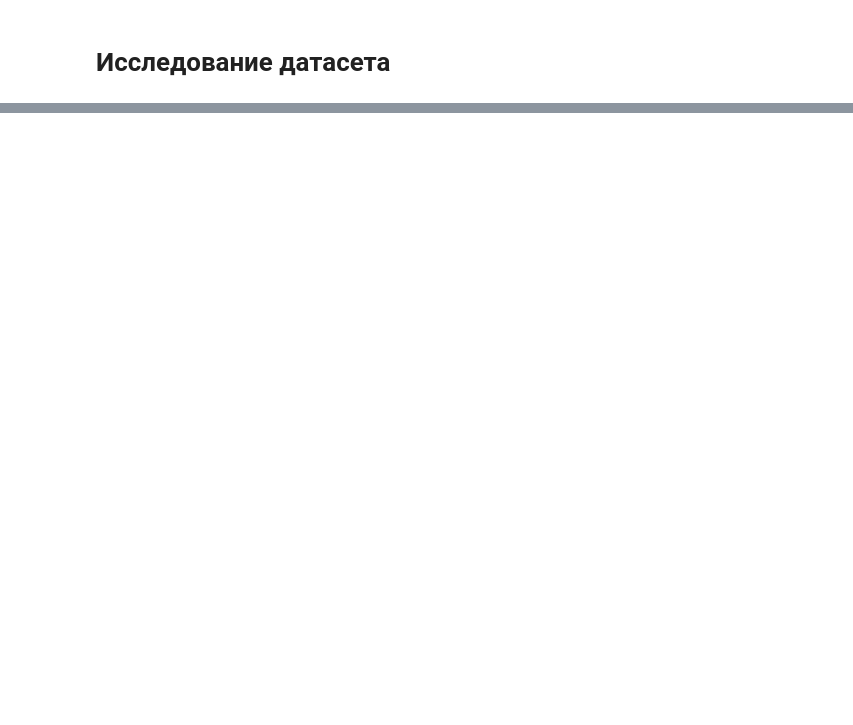
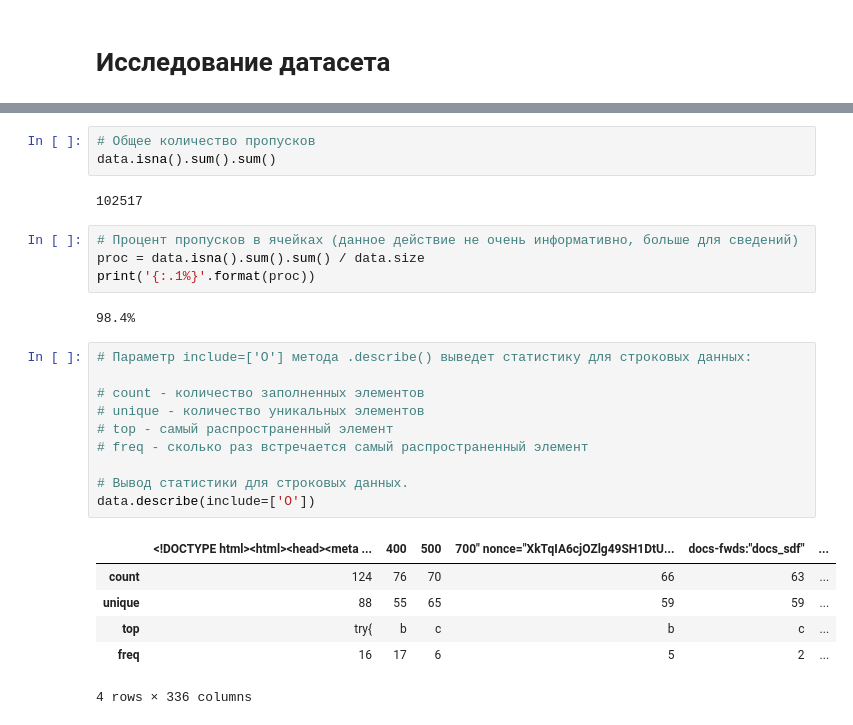
Before and after one commit to Untick/InspectrumClinic_RS_gr2, a Jupyter notebook: Fedoseev Sergey/Стажировка_Профпатолог_21_06_28_06_ipynb".ipynb, the cells around one changed output, grey strips where cells are left out. Drawn from its saved outputs; the diff is of its cells as text; blank space fills up the shorter version.

```diff
--- a/Fedoseev Sergey/Стажировка_Профпатолог_21_06_28_06_ipynb".ipynb
+++ b/Fedoseev Sergey/Стажировка_Профпатолог_21_06_28_06_ipynb".ipynb
@@ -53,0 +141,28 @@ Skipping line 5721: expected 12 fields, saw 13
+# %%
+# Общее количество пропусков
+data.isna().sum().sum()
+# %% [output]
+102517
+# %%
+# Процент пропусков в ячейках (данное действие не очень информативно, больше для сведений)
+proc = data.isna().sum().sum() / data.size
+print('{:.1%}'.format(proc))
+# %% [output]
+98.4%
+# %%
+# Параметр include=['O'] метода .describe() выведет статистику для строковых данных:
+
+# count - количество заполненных элементов
+# unique - количество уникальных элементов
+# top - самый распространенный элемент
+# freq - сколько раз встречается самый распространенный элемент
+
+# Вывод статистики для строковых данных.
+data.describe(include=['O'])
+# %% [output]
+|  | <!DOCTYPE html><html><head><meta ... | 400 | 500 | 700" nonce="XkTqIA6cjOZlg49SH1DtU... | docs-fwds:"docs_sdf" | ... |
+| count | 124 | 76 | 70 | 66 | 63 | ... |
+| unique | 88 | 55 | 65 | 59 | 59 | ... |
+| top | try{ | b | c | b | c | ... |
+| freq | 16 | 17 | 6 | 5 | 2 | ... |
+4 rows × 336 columns
```
Also changed, not shown: parts of 10 cells of this notebook.
